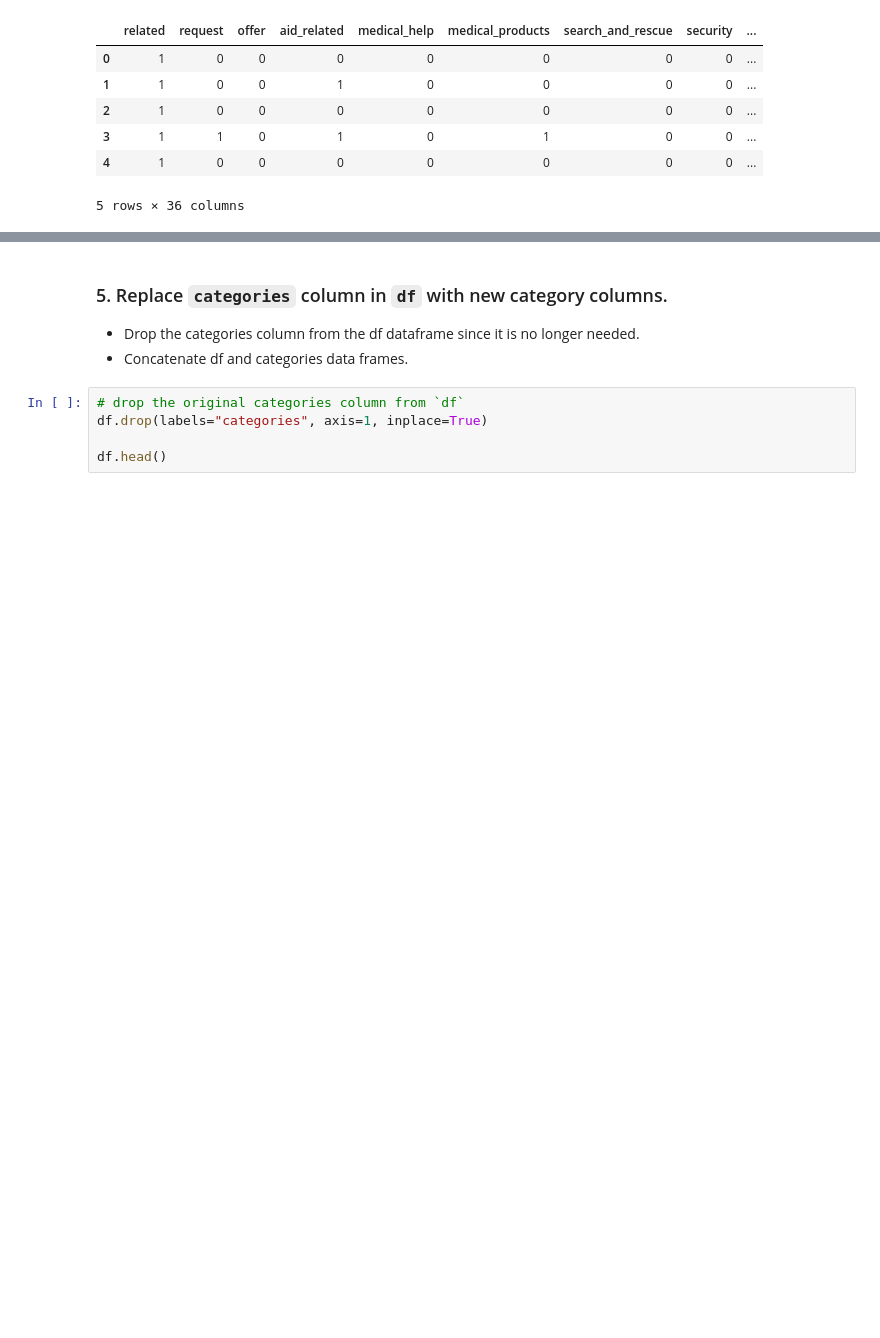
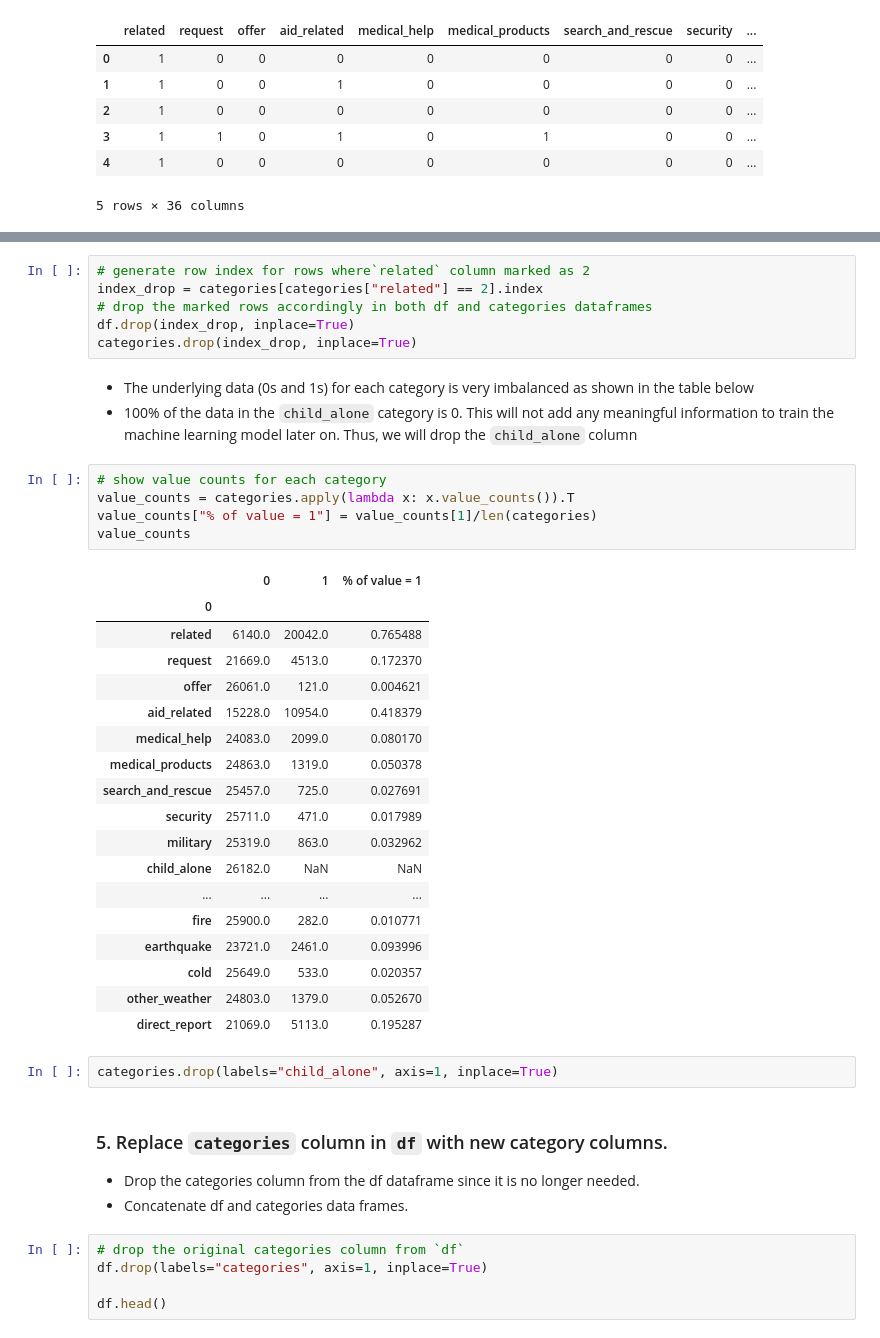
Before and after one commit to caroger/disaster_response, a Jupyter notebook: prep/ETL Pipeline Preparation.ipynb, the cells around one changed output, grey strips where cells are left out. Cells and saved outputs as stored; diff of their text form; blank space fills up the shorter version.

```diff
--- a/prep/ETL Pipeline Preparation.ipynb
+++ b/prep/ETL Pipeline Preparation.ipynb
@@ -126,3 +157,38 @@ categories.head()
+# %%
+# generate row index for rows where`related` column marked as 2
+index_drop = categories[categories["related"] == 2].index
+# drop the marked rows accordingly in both df and categories dataframes
+df.drop(index_drop, inplace=True)
+categories.drop(index_drop, inplace=True)
+# %% [markdown]
+- The underlying data (0s and 1s) for each category is very imbalanced as shown in the table below
+- 100% of the data in the `child_alone` category is 0. This will not add any meaningful information to train the machine learning model later on. Thus, we will drop the `child_alone` column
+# %%
+# show value counts for each category
+value_counts = categories.apply(lambda x: x.value_counts()).T
+value_counts["% of value = 1"] = value_counts[1]/len(categories)
+value_counts
+# %% [output]
+|  | 0 | 1 | % of value = 1 |
+| 0 |  |  |  |
+| related | 6140.0 | 20042.0 | 0.765488 |
+| request | 21669.0 | 4513.0 | 0.172370 |
+| offer | 26061.0 | 121.0 | 0.004621 |
+| aid_related | 15228.0 | 10954.0 | 0.418379 |
+| medical_help | 24083.0 | 2099.0 | 0.080170 |
+| medical_products | 24863.0 | 1319.0 | 0.050378 |
+| search_and_rescue | 25457.0 | 725.0 | 0.027691 |
+| security | 25711.0 | 471.0 | 0.017989 |
+| military | 25319.0 | 863.0 | 0.032962 |
+| child_alone | 26182.0 | NaN | NaN |
+| ... | ... | ... | ... |
+| fire | 25900.0 | 282.0 | 0.010771 |
+| earthquake | 23721.0 | 2461.0 | 0.093996 |
+| cold | 25649.0 | 533.0 | 0.020357 |
+| other_weather | 24803.0 | 1379.0 | 0.052670 |
+| direct_report | 21069.0 | 5113.0 | 0.195287 |
+# %%
+categories.drop(labels="child_alone", axis=1, inplace=True)
 # %% [markdown]
 ### 5. Replace `categories` column in `df` with new category columns.
 - Drop the categories column from the df dataframe since it is no longer needed.
```
Also changed, not shown: parts of 9 cells of this notebook, 3 other files.
